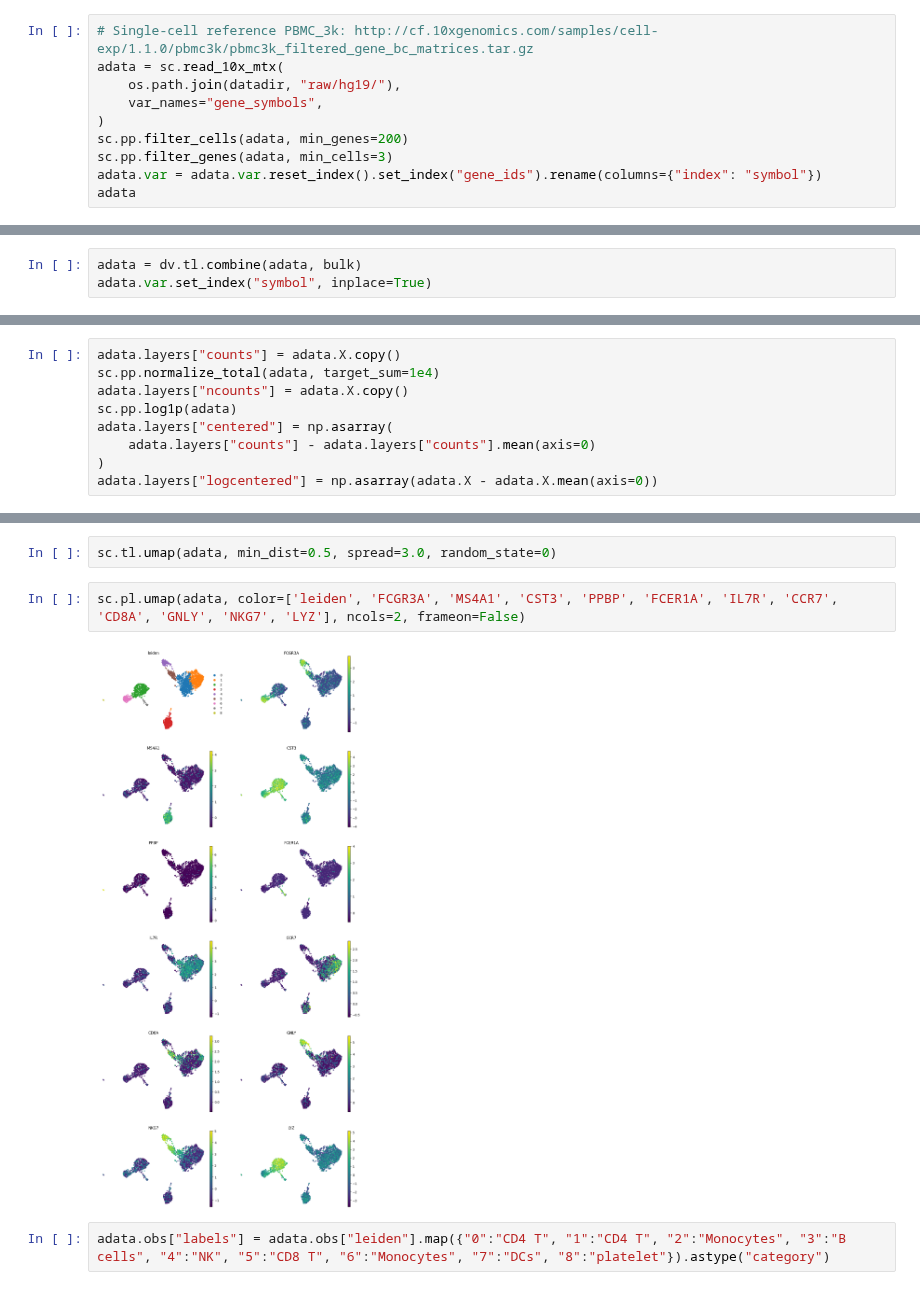
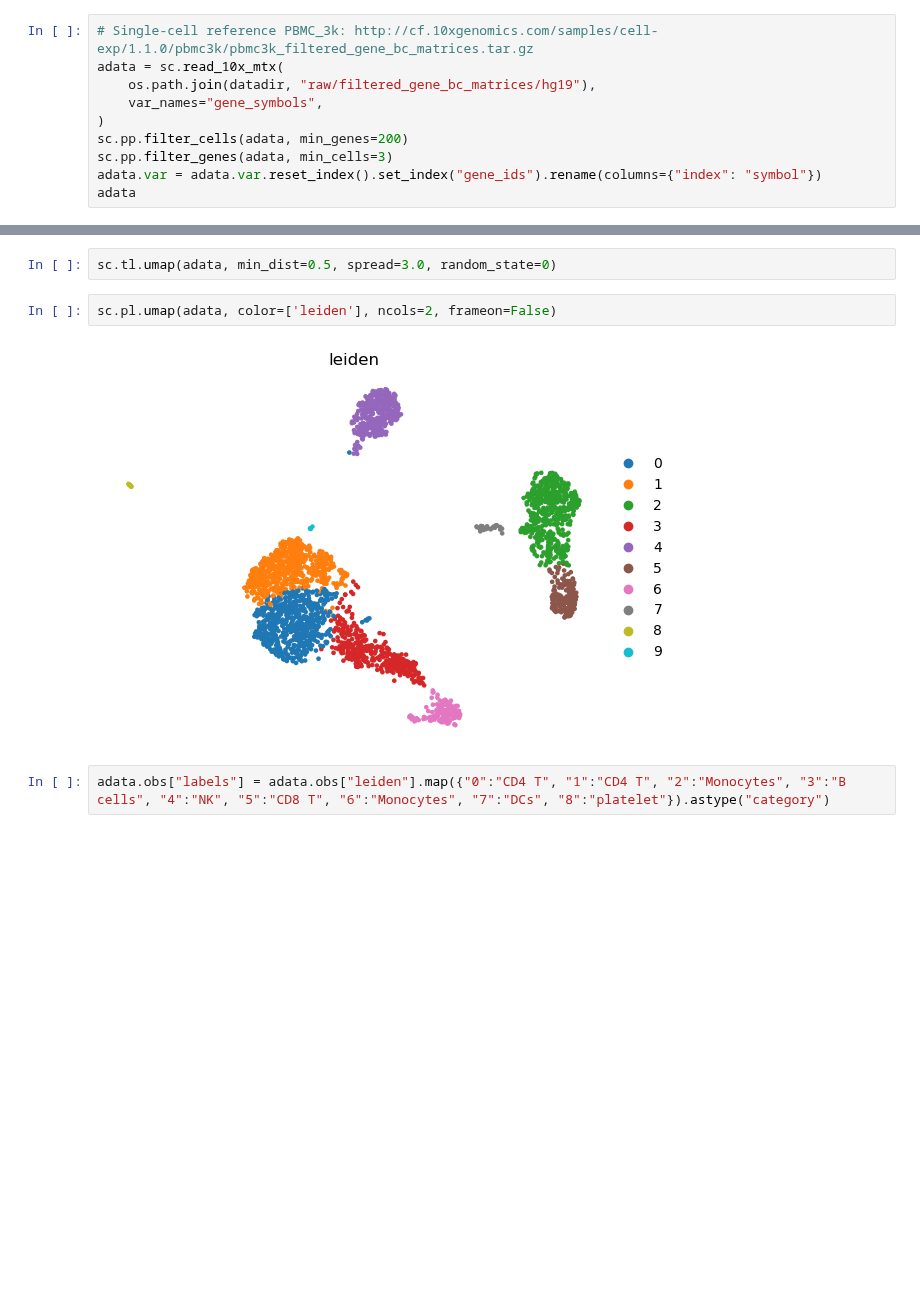
Before and after one commit to lutrarutra/deconv, a Jupyter notebook: examples/pbmc_preprocessing.ipynb, the cells around one changed output, grey strips where cells are left out. Drawn from its saved outputs; the diff is of its cells as text; blank space fills up the shorter version.

```diff
--- a/examples/pbmc_preprocessing.ipynb
+++ b/examples/pbmc_preprocessing.ipynb
@@ -10,7 +45,7 @@ datadir = os.path.join("..", "data", "pbmc")
 # %%
 # Single-cell reference PBMC_3k: http://cf.10xgenomics.com/samples/cell-exp/1.1.0/pbmc3k/pbmc3k_filtered_gene_bc_matrices.tar.gz
 adata = sc.read_10x_mtx(
-    os.path.join(datadir, "raw/hg19/"),
+    os.path.join(datadir, "raw/filtered_gene_bc_matrices/hg19"),
     var_names="gene_symbols",
 )
 sc.pp.filter_cells(adata, min_genes=200)
@@ -101,3 +176,0 @@ bulk.drop_duplicates(keep=False, inplace=True)
-# %%
-adata = dv.tl.combine(adata, bulk)
-adata.var.set_index("symbol", inplace=True)
@@ -121,9 +186,0 @@ AnnData object with n_obs × n_vars = 2634 × 13404
-# %%
-adata.layers["counts"] = adata.X.copy()
-sc.pp.normalize_total(adata, target_sum=1e4)
-adata.layers["ncounts"] = adata.X.copy()
-sc.pp.log1p(adata)
-adata.layers["centered"] = np.asarray(
-    adata.layers["counts"] - adata.layers["counts"].mean(axis=0)
-)
-adata.layers["logcentered"] = np.asarray(adata.X - adata.X.mean(axis=0))
@@ -136,9 +193,9 @@ sc.tl.leiden(adata, resolution=0.8, random_state=0)
 # %%
 sc.tl.umap(adata, min_dist=0.5, spread=3.0, random_state=0)
 # %%
-sc.pl.umap(adata, color=['leiden', 'FCGR3A', 'MS4A1', 'CST3', 'PPBP', 'FCER1A', 'IL7R', 'CCR7', 'CD8A', 'GNLY', 'NKG7', 'LYZ'], ncols=2, frameon=False)
+sc.pl.umap(adata, color=['leiden'], ncols=2, frameon=False)
 # %% [output]
-[figure, old version]
+[figure, new version]
 # %%
 adata.obs["labels"] = adata.obs["leiden"].map({"0":"CD4 T", "1":"CD4 T", "2":"Monocytes", "3":"B cells", "4":"NK", "5":"CD8 T", "6":"Monocytes", "7":"DCs", "8":"platelet"}).astype("category")
 # %%
```
Also changed, not shown: parts of 11 cells of this notebook, 8 other files.
